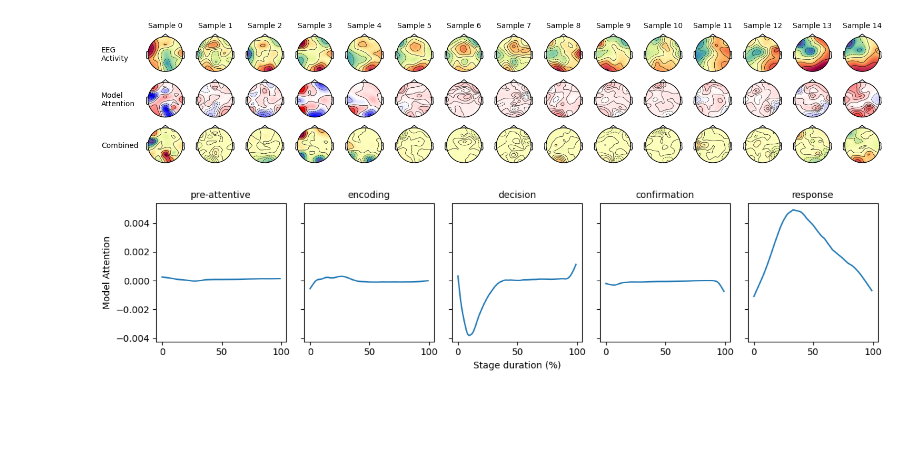
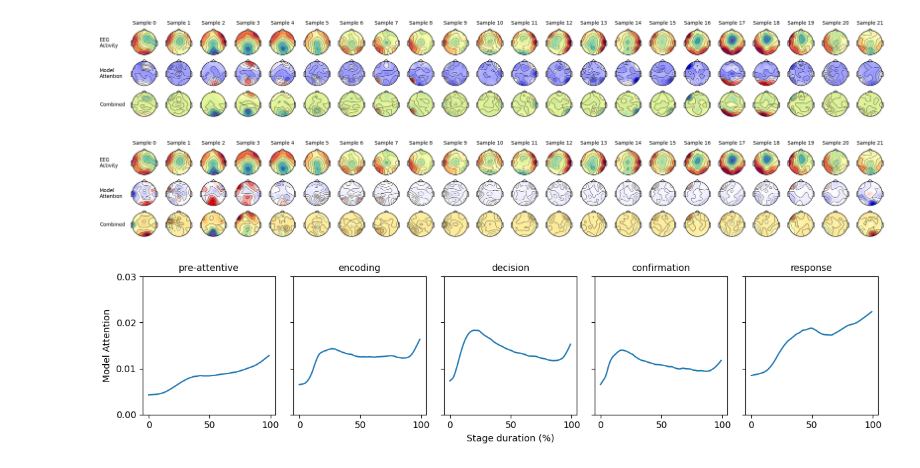
Before and after one commit to rickdott/hmp-ai, a Jupyter notebook: gradients_rnn.ipynb, the cells around one changed output. Saved outputs shown, nothing was run; the diff lists cells and outputs as text; code cells hidden in the pictures; blank space fills up the shorter version.

Commit message:
Finished integrated gradients

```diff
--- a/gradients_rnn.ipynb
+++ b/gradients_rnn.ipynb
@@ -34,6 +35,8 @@ train_data, val_data, test_data = split_data_on_participants(data, 60, norm_dumm
 # %%
 tf.keras.backend.clear_session()
 positions = read_info(Path("data/sat1/preprocessed/processed_0001_epo.fif"))
-model = tf.keras.models.load_model("models/gru")
+# model = tf.keras.models.load_model("models/gru")
+model_cnn = tf.keras.models.load_model("models/cnn_base_test")
+model_gru = tf.keras.models.load_model("models/gru")
 # model.trainable = False
 # %% [output]
@@ -66,4 +60,30 @@ ig = IntegratedGradients(
+# %%
+method = "riemann_trapezoid"
+# method = "gausslegendre"
+# More steps takes longer
+n_steps = 100
+internal_batch_size = 128
+target_fn = partial(np.argmax, axis=1)
+ig_cnn = IntegratedGradients(
+    model_cnn,
+    layer=None,
+    target_fn=target_fn,
+    method=method,
+    n_steps=n_steps,
+    internal_batch_size=internal_batch_size,
+)
+ig_rnn = IntegratedGradients(
+    model_gru,
+    layer=None,
+    target_fn=target_fn,
+    method=method,
+    n_steps=n_steps,
+    internal_batch_size=internal_batch_size,
+)
 # %%
 tf.keras.backend.clear_session()
-test_data = add_gradient_analysis(test_data, ig)
+set_global_seed(42)
+test_data_cnn = add_gradient_analysis(test_data, ig_cnn)
+set_global_seed(42)
+test_data_rnn = add_gradient_analysis(test_data, ig_rnn)
 # %% [output]
@@ -116,7 +121,11 @@ plot_max_activation_per_label(test_data, positions)
 # %%
-plot_single_trial_activation(test_data.isel(index=3), positions)
+plot_single_trial_activation(test_data_cnn.isel(index=1), positions)
 # %% [output]
-[figure, old version]
+[figure, new version]
+# %%
+plot_single_trial_activation(test_data_rnn.isel(index=1), positions)
+# %% [output]
+[figure, added]
 # %%
 f, ax = plt.subplots(
     nrows=1, ncols=len(SAT1_STAGES_ACCURACY), figsize=(12, 3), sharey=True, sharex=True
@@ -124,8 +133,8 @@ f, ax = plt.subplots(
 
 time_points = np.linspace(0, 100, 100)
 for i, label in enumerate(SAT1_STAGES_ACCURACY):
-    subset = test_data.sel(labels=label)
-    nan_indices = np.isnan(subset.data.where(subset.data != 999)).argmax(
+    subset = abs(test_data_cnn.sel(labels=label))
+    nan_indices = np.isnan(subset.data.where(subset.data != MASKING_VALUE)).argmax(
         dim=["samples", "channels"]
     )
     interpolated = []
@@ -138,10 +147,11 @@ for i, label in enumerate(SAT1_STAGES_ACCURACY):
         interpolated.append(interpolated_sequence)
     ax[i].plot(np.mean(interpolated, axis=0))
     ax[i].set_title(f"{label}", fontsize=10)
+    ax[i].set_yticks(np.arange(0.0, 0.040, 0.01))
 # ax[2].text(0, -0.005, 'Linear interpolation\nof stage length', va='bottom', ha='center')
 ax[0].set_ylabel("Model Attention")
 ax[2].set_xlabel("Stage duration (%)")
 plt.tight_layout()
 plt.show()
 # %% [output]
-[figure, old version]
+[figure, new version]
```
Also changed, not shown: parts of 9 cells of this notebook, 3 other files.
